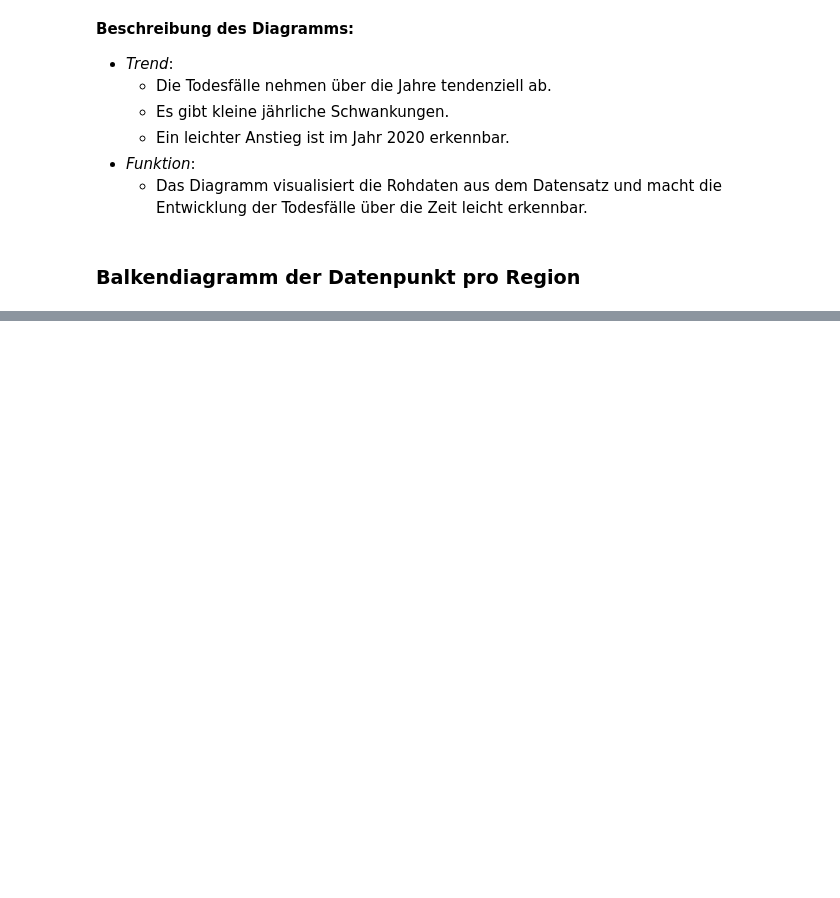
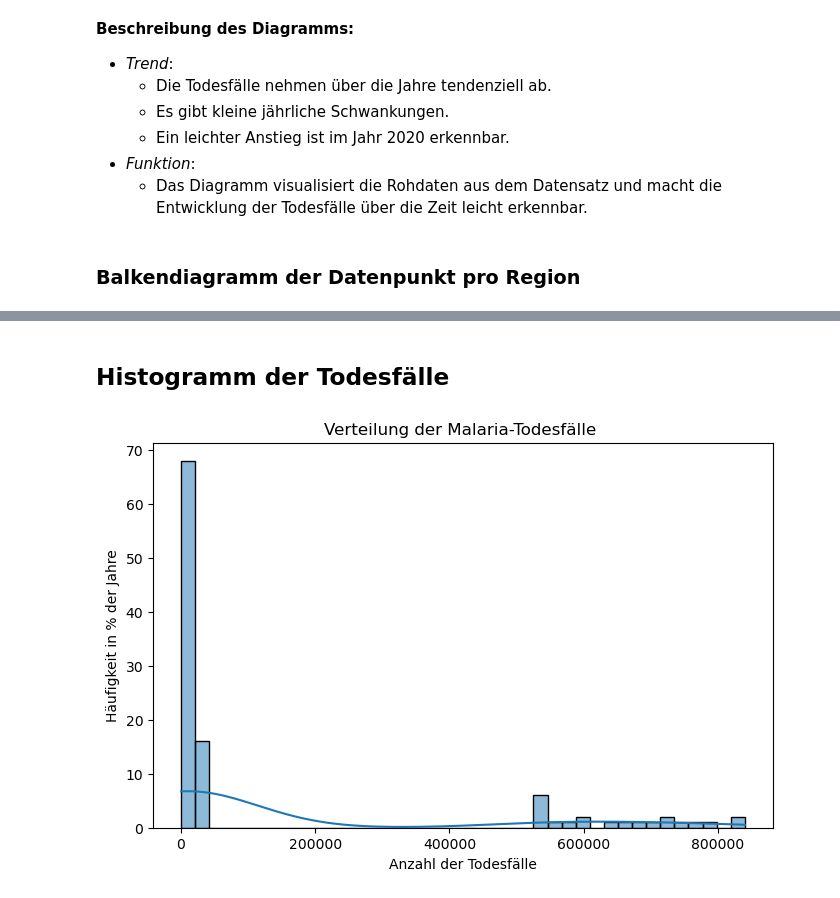
Before and after one commit to kipisha/Informatik-1, a Jupyter notebook: LN_Python_malaria.ipynb, the cells around one changed output, grey strips where cells are left out. Cells and saved outputs as stored; diff of their text form; code cells hidden in the pictures; blank space fills up the shorter version.

```diff
--- a/LN_Python_malaria.ipynb
+++ b/LN_Python_malaria.ipynb
@@ -129,0 +128,11 @@ plt.show()
+# %% [markdown]
+## **Histogramm der Todesfälle**
+# %%
+plt.figure(figsize=(8, 5))
+sns.histplot(data=df_long, x='MalariaDeaths', bins=40, kde=True)
+plt.title('Verteilung der Malaria-Todesfälle ')
+plt.xlabel('Anzahl der Todesfälle')
+plt.ylabel('Häufigkeit in % der Jahre')
+plt.show()
+# %% [output]
+[figure, added]
```
Also changed, not shown: parts of 4 cells of this notebook.
